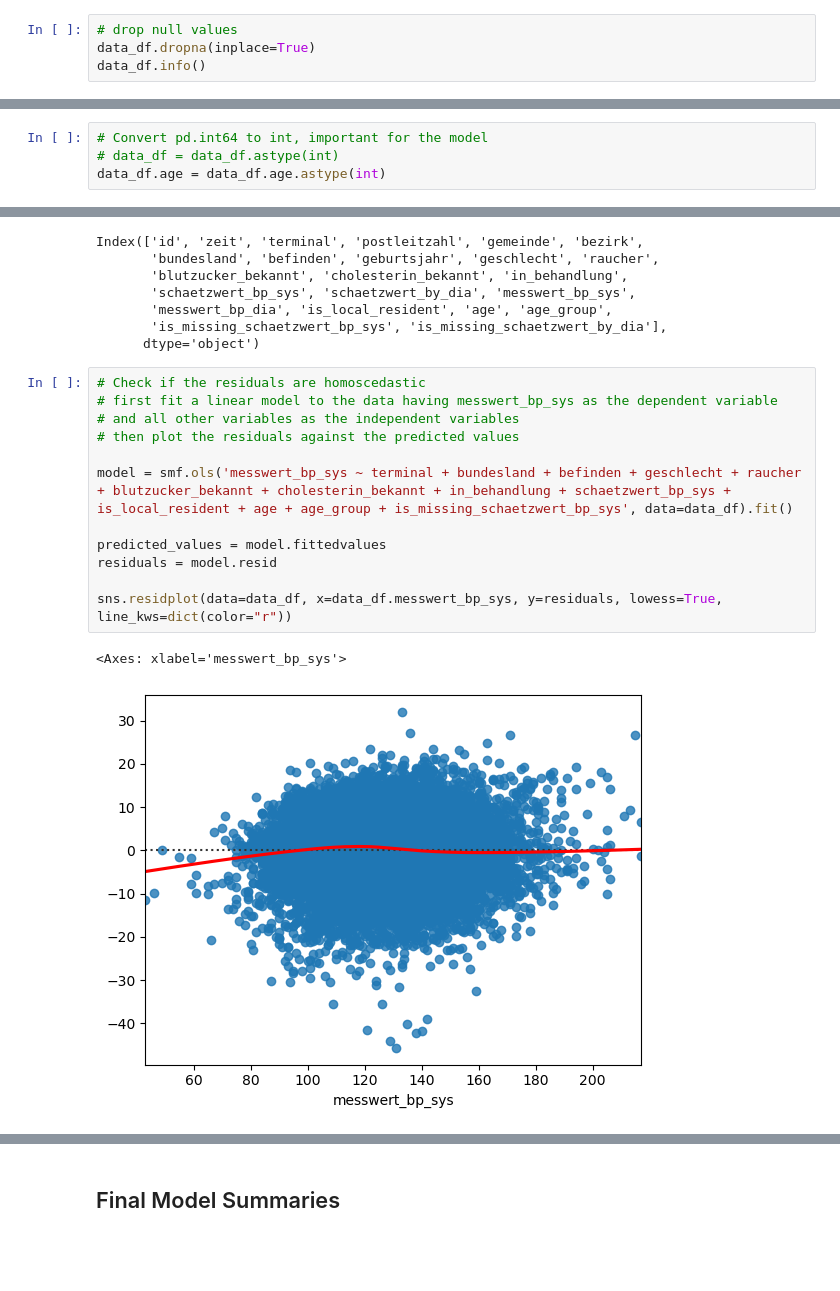
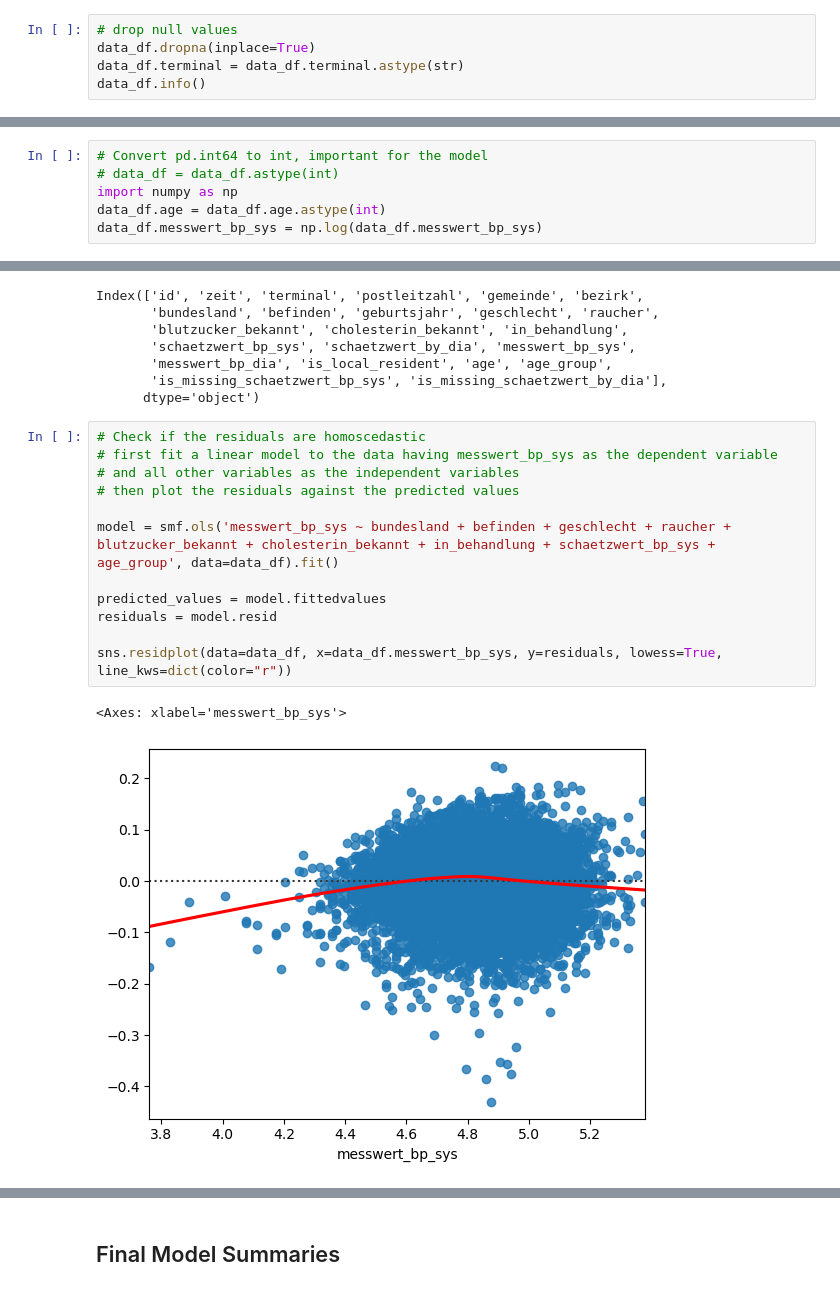
Before and after one commit to farrukh-ahmed/Case-Studies---Project-1, a Jupyter notebook: Notebooks/lm_systolic_bp.ipynb, the cells around one changed output, grey strips where cells are left out. Saved outputs shown, nothing was run; the diff lists cells and outputs as text; blank space fills up the shorter version.

```diff
--- a/Notebooks/lm_systolic_bp.ipynb
+++ b/Notebooks/lm_systolic_bp.ipynb
@@ -100,6 +100,7 @@ data_df
 # %%
 # drop null values
 data_df.dropna(inplace=True)
+data_df.terminal = data_df.terminal.astype(str)
 data_df.info()
 # %% [output]
 <class 'pandas.core.frame.DataFrame'>
@@ -122,7 +123,9 @@ memory usage: 2.4+ MB
 # %%
 # Convert pd.int64 to int, important for the model
 # data_df = data_df.astype(int)
+import numpy as np
 data_df.age = data_df.age.astype(int)
+data_df.messwert_bp_sys = np.log(data_df.messwert_bp_sys)
 # %%
 # check assumptions of residuals for linear model
 
@@ -161,16 +164,16 @@ Index(['id', 'zeit', 'terminal', 'postleitzahl', 'gemeinde', 'bezirk',
 # %%
 # Check if the residuals are homoscedastic
 # first fit a linear model to the data having messwert_bp_sys as the dependent variable
 # and all other variables as the independent variables
 # then plot the residuals against the predicted values
 
-model = smf.ols('messwert_bp_sys ~ terminal + bundesland + befinden + geschlecht + raucher + blutzucker_bekannt + cholesterin_bekannt + in_behandlung + schaetzwert_bp_sys + is_local_resident + age + age_group + is_missing_schaetzwert_bp_sys', data=data_df).fit()
+model = smf.ols('messwert_bp_sys ~ bundesland + befinden + geschlecht + raucher + blutzucker_bekannt + cholesterin_bekannt + in_behandlung + schaetzwert_bp_sys + age_group', data=data_df).fit()
 
 predicted_values = model.fittedvalues
 residuals = model.resid
 
 sns.residplot(data=data_df, x=data_df.messwert_bp_sys, y=residuals, lowess=True, line_kws=dict(color="r"))
 # %% [output]
 <Axes: xlabel='messwert_bp_sys'>
-[figure, old version]
+[figure, new version]
 # %%
```
Also changed, not shown: parts of 6 cells of this notebook.
